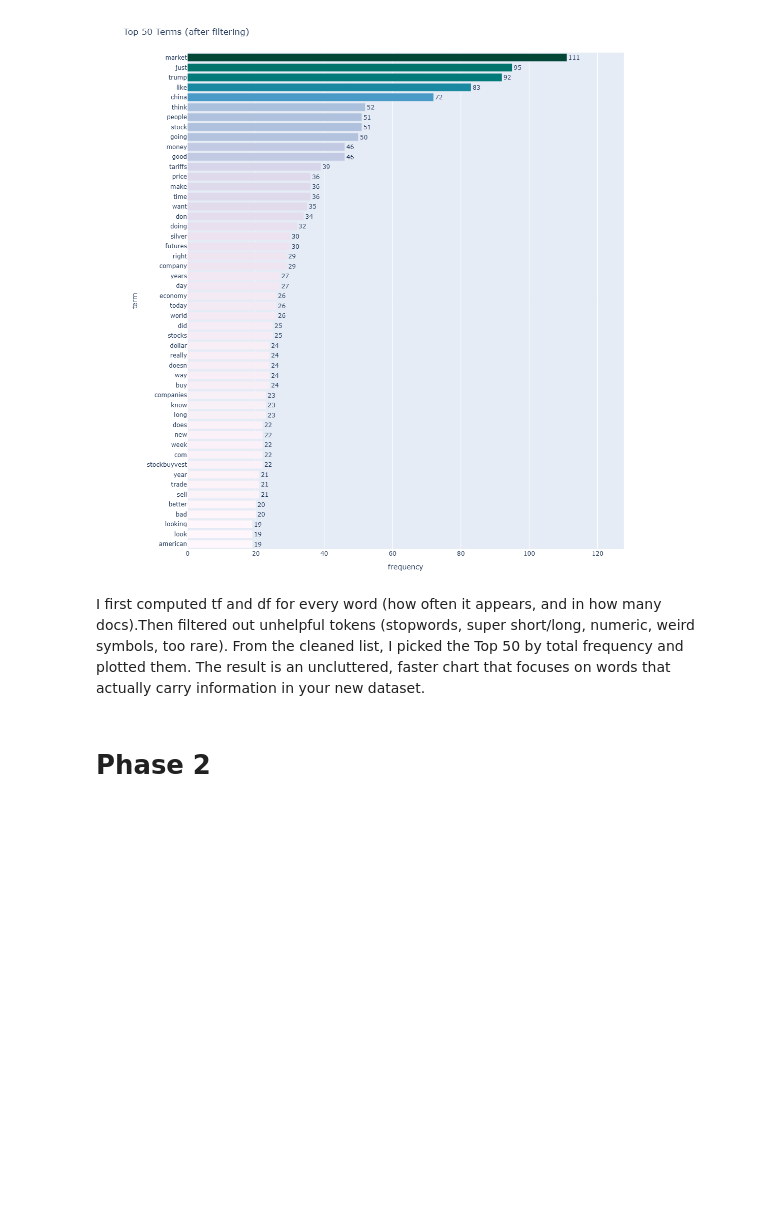
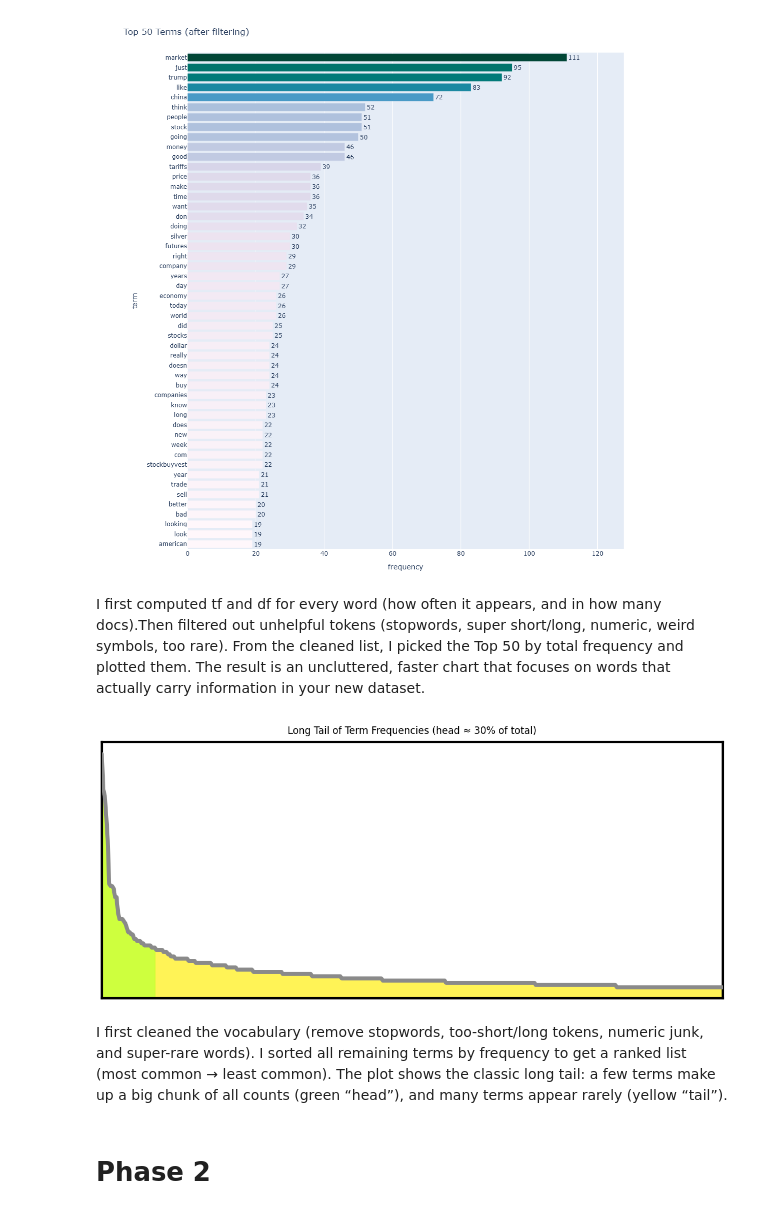
Before and after one commit to viajati/DM2025-Lab1-Exercise, a Jupyter notebook: DM2025-Lab1-Homework.ipynb, the cells around one changed output. Saved outputs shown, nothing was run; the diff lists cells and outputs as text; code cells hidden in the pictures; blank space fills up the shorter version.

Commit message:
Finished Up to Exercise 14 HW

```diff
--- a/DM2025-Lab1-Homework.ipynb
+++ b/DM2025-Lab1-Homework.ipynb
@@ -649,6 +649,85 @@ fig.show()
 [figure]
 # %% [markdown]
 I first computed tf and df for every word (how often it appears, and in how many docs).Then filtered out unhelpful tokens (stopwords, super short/long, numeric, weird symbols, too rare). From the cleaned list, I picked the Top 50 by total frequency and plotted them. The result is an uncluttered, faster chart that focuses on words that actually carry information in your new dataset.
+# %%
+# Exercise 14
+import numpy as np
+import pandas as pd
+import matplotlib.pyplot as plt
+from sklearn.feature_extraction.text import ENGLISH_STOP_WORDS
+
+
+MIN_DF     = 5
+MIN_LEN    = 3
+MAX_LEN    = 20
+MAX_TERMS  = 2000
+
+HEAD_SHARE = 0.30     # ~30% of total counts
+USE_LOG_Y  = False    # set to True to see the tail more clearly on a log scale
+
+# compute term stats
+terms = count_vect.get_feature_names_out()
+tf = np.asarray(X_counts.sum(axis=0)).ravel().astype(float)
+df = (X_counts > 0).sum(axis=0).A1
+
+freqs = pd.DataFrame({"term": terms, "tf": tf, "df": df})
+
+# clean junk tokens
+stop = set(ENGLISH_STOP_WORDS)
+
+def ok(t):
+    if not (MIN_LEN <= len(t) <= MAX_LEN): return False
+    if t in stop: return False
+    if t.isnumeric(): return False
+    return t.isalpha()
+
+# apply filters: valid shape + frequent enough across docs
+freqs = freqs[freqs["term"].map(ok) & (freqs["df"] >= MIN_DF)]
+
+# keep only the top MAX_TERMS
+freqs = freqs.sort_values("tf", ascending=False).head(MAX_TERMS)
+
+# prepare the long-tail curve
+
+y = np.sort(freqs["tf"].to_numpy())[::-1]
+x = np.arange(len(y))
+
+# find the cutoff index where cumulative mass reaches HEAD_SHARE
+cum = np.cumsum(y)
+total = cum[-1]
+head_end = int(np.searchsorted(cum, HEAD_SHARE * total))
+head_end = max(1, min(head_end, len(y) - 1))  # keep it inside bounds
+
+# plot the long tail
+fig, ax = plt.subplots(figsize=(11, 5), facecolor="white")
+
+# main curve (thick gray line)
+ax.plot(x, y, color="#8a8a8a", linewidth=5, solid_capstyle="round", zorder=3)
+
+ax.fill_between(x[:head_end+1], y[:head_end+1], color="#ccff33", alpha=0.95, zorder=2)
+ax.fill_between(x[head_end:], y[head_end:], color="#fff34d", alpha=0.95, zorder=1)
+
+for s in ax.spines.values():
+    s.set_linewidth(3); s.set_color("black")
+
+ax.set_xlim(0, len(y) - 1)
+ax.set_ylim(0, y.max() * 1.05)
+if USE_LOG_Y:
+    ax.set_yscale("log")
+
+ax.tick_params(left=False, bottom=False, labelleft=False, labelbottom=False)
+
+ax.set_title(
+    f"Long Tail of Term Frequencies (head ≈ {int(HEAD_SHARE*100)}% of total)",
+    pad=10
+)
+
+plt.tight_layout()
+plt.show()
+# %% [output]
+[figure, added]
+# %% [markdown]
+I first cleaned the vocabulary (remove stopwords, too-short/long tokens, numeric junk, and super-rare words). I sorted all remaining terms by frequency to get a ranked list (most common → least common). The plot shows the classic long tail: a few terms make up a big chunk of all counts (green “head”), and many terms appear rarely (yellow “tail”).
 # %% [markdown]
 # Phase 2
 # %%
```
